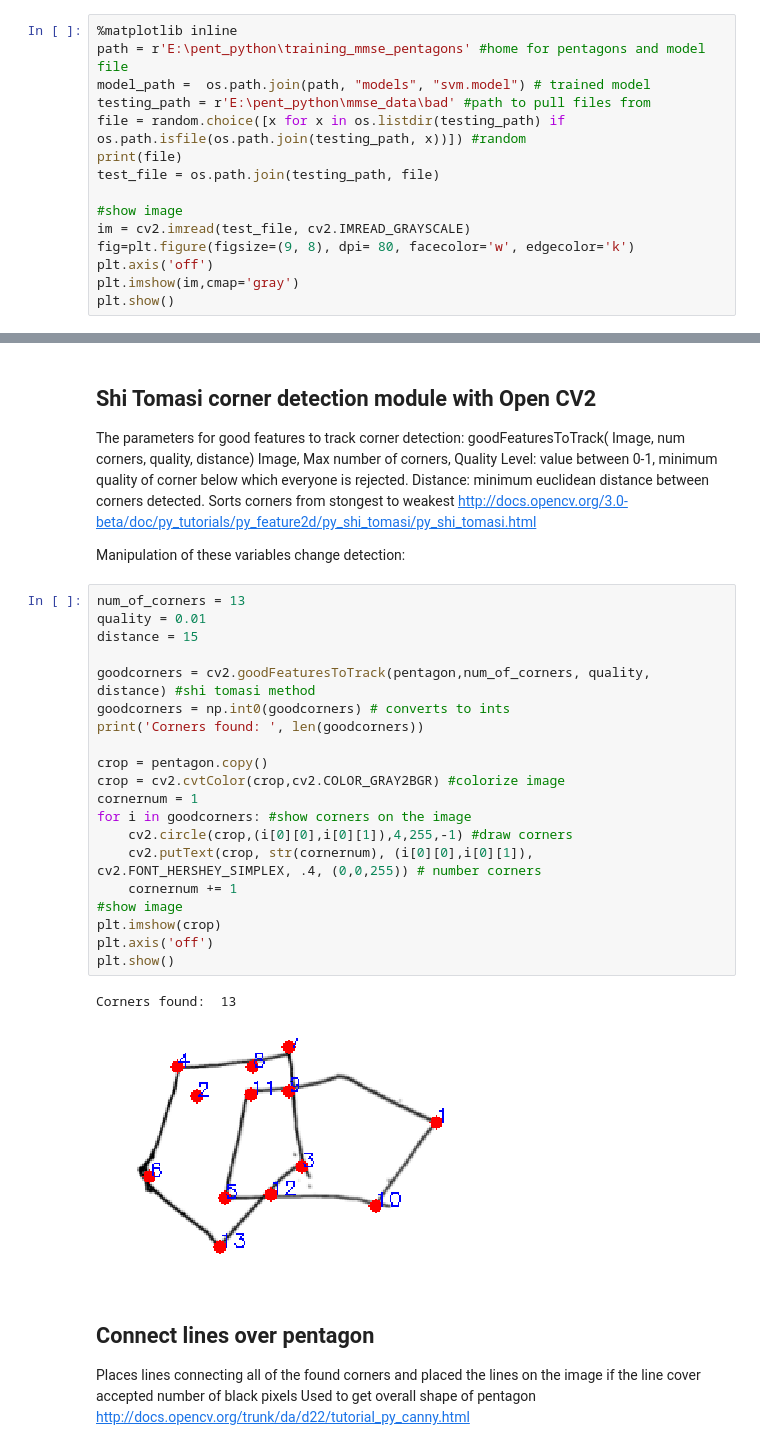
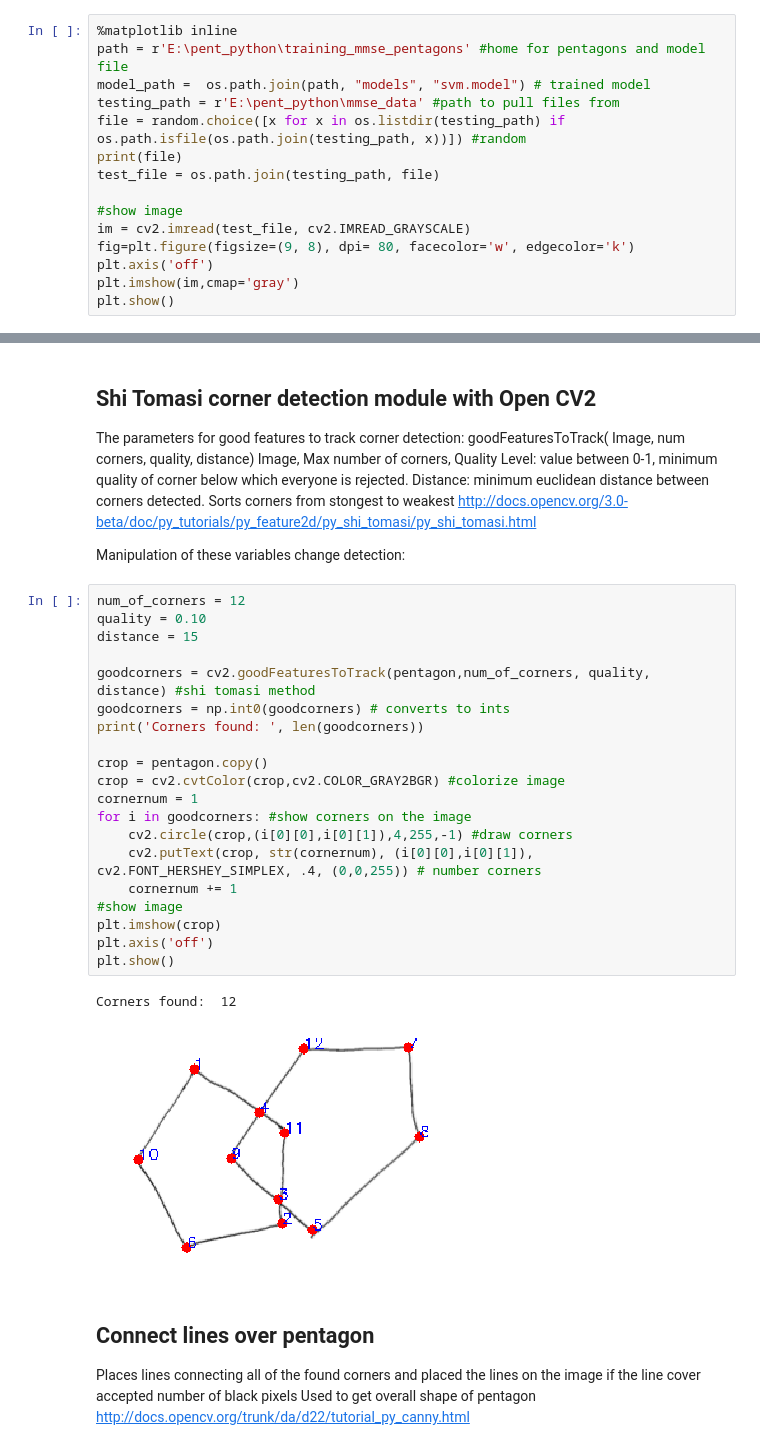
Before and after one commit to ttruty/pentagon_testing, a Jupyter notebook: Pentagon+Testing.ipynb, the cells around one changed output, grey strips where cells are left out. Drawn from its saved outputs; the diff is of its cells as text.

```diff
--- a/Pentagon+Testing.ipynb
+++ b/Pentagon+Testing.ipynb
@@ -24,7 +24,7 @@ Print filename and show image
 %matplotlib inline
 path = r'E:\pent_python\training_mmse_pentagons' #home for pentagons and model file
 model_path =  os.path.join(path, "models", "svm.model") # trained model
-testing_path = r'E:\pent_python\mmse_data\bad' #path to pull files from
+testing_path = r'E:\pent_python\mmse_data' #path to pull files from
 file = random.choice([x for x in os.listdir(testing_path) if os.path.isfile(os.path.join(testing_path, x))]) #random
 print(file)
 test_file = os.path.join(testing_path, file)
@@ -188,28 +183,28 @@ http://docs.opencv.org/3.0-beta/doc/py_tutorials/py_feature2d/py_shi_tomasi/py_s
 
 Manipulation of these variables change detection:
 # %%
-num_of_corners = 13
-quality = 0.01
+num_of_corners = 12
+quality = 0.10
 distance = 15
 
 goodcorners = cv2.goodFeaturesToTrack(pentagon,num_of_corners, quality, distance) #shi tomasi method
 goodcorners = np.int0(goodcorners) # converts to ints
 print('Corners found: ', len(goodcorners))
 
 crop = pentagon.copy()
 crop = cv2.cvtColor(crop,cv2.COLOR_GRAY2BGR) #colorize image
 cornernum = 1
 for i in goodcorners: #show corners on the image
     cv2.circle(crop,(i[0][0],i[0][1]),4,255,-1) #draw corners
     cv2.putText(crop, str(cornernum), (i[0][0],i[0][1]), cv2.FONT_HERSHEY_SIMPLEX, .4, (0,0,255)) # number corners
     cornernum += 1
 #show image
 plt.imshow(crop)
 plt.axis('off')
 plt.show()
 # %% [output]
-Corners found:  13
+Corners found:  12
-[figure, old version]
+[figure, new version]
 # %% [markdown]
 ## Connect lines over pentagon
 Places lines connecting all of the found corners and placed the lines on the image if the line cover accepted number of black pixels
```
Also changed, not shown: parts of 9 cells of this notebook.
